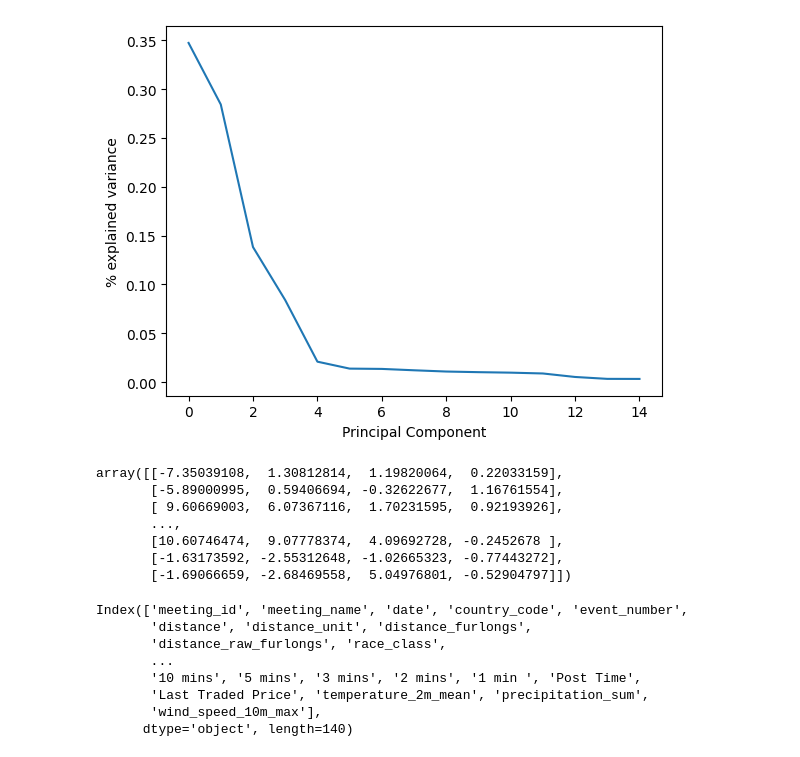
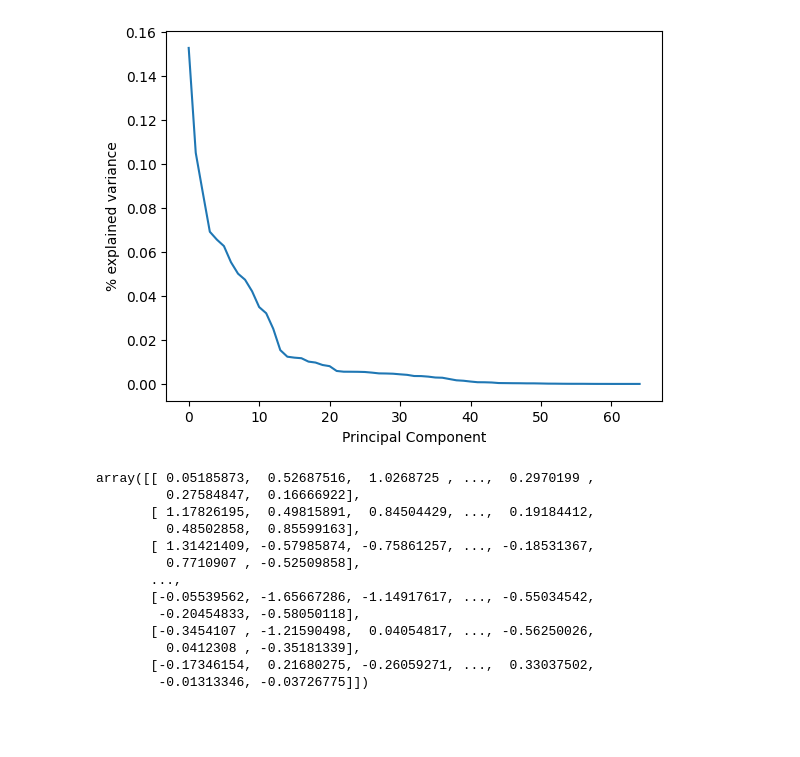
Before and after one commit to Harlequinht/which_horse, a Jupyter notebook: notebook/pca_attempt.ipynb, the cells around one changed output. Saved outputs shown, nothing was run; the diff lists cells and outputs as text; code cells hidden in the pictures; blank space fills up the shorter version.

```diff
--- a/notebook/pca_attempt.ipynb
+++ b/notebook/pca_attempt.ipynb
@@ -54,25 +54,32 @@ import matplotlib.pyplot as plt
 from sklearn.preprocessing import FunctionTransformer
 # %%
 y = df_train['1_min_']
-X = df_train.drop(columns=['1_min_', 'place'])
+X = df_train.drop(columns=['1_min_', 'place', '15_mins',
+       '10_mins', '5_mins', '3_mins', '2_mins', '1_min_', 'win_or_lose'])
 # %%
-pca =PCA(n_components=15)
+pca =PCA(n_components=65)
 pca.fit_transform(X)
 plt.plot(pca.explained_variance_ratio_)
 plt.xlabel('Principal Component'); plt.ylabel('% explained variance');
 # %% [output]
-[figure, old version]
+[figure, new version]
 # %%
-pca =PCA(n_components=4)
+pca =PCA(n_components=22)
 pca.fit_transform(X)
 # %% [output]
-array([[-7.35039108,  1.30812814,  1.19820064,  0.22033159],
-       [-5.89000995,  0.59406694, -0.32622677,  1.16761554],
-       [ 9.60669003,  6.07367116,  1.70231595,  0.92193926],
+array([[ 0.05185873,  0.52687516,  1.0268725 , ...,  0.2970199 ,
+         0.27584847,  0.16666922],
+       [ 1.17826195,  0.49815891,  0.84504429, ...,  0.19184412,
+         0.48502858,  0.85599163],
+       [ 1.31421409, -0.57985874, -0.75861257, ..., -0.18531367,
+         0.7710907 , -0.52509858],
        ...,
-       [10.60746474,  9.07778374,  4.09692728, -0.2452678 ],
-       [-1.63173592, -2.55312648, -1.02665323, -0.77443272],
-       [-1.69066659, -2.68469558,  5.04976801, -0.52904797]])
+       [-0.05539562, -1.65667286, -1.14917617, ..., -0.55034542,
+        -0.20454833, -0.58050118],
+       [-0.3454107 , -1.21590498,  0.04054817, ..., -0.56250026,
+         0.0412308 , -0.35181339],
+       [-0.17346154,  0.21680275, -0.26059271, ...,  0.33037502,
+        -0.01313346, -0.03726775]])
 # %%
 from sklearn.pipeline import make_pipeline
 # %%
@@ -85,11 +89,0 @@ pca_pipeline = make_pipeline(FunctionTransformer(clean_data), FunctionTransforme
-# %%
-df.columns
-# %% [output]
-Index(['meeting_id', 'meeting_name', 'date', 'country_code', 'event_number',
-       'distance', 'distance_unit', 'distance_furlongs',
-       'distance_raw_furlongs', 'race_class',
-       ...
-       '10 mins', '5 mins', '3 mins', '2 mins', '1 min ', 'Post Time',
-       'Last Traded Price', 'temperature_2m_mean', 'precipitation_sum',
-       'wind_speed_10m_max'],
-      dtype='object', length=140)
```
Also changed, not shown: parts of 11 cells of this notebook, 2 other files.
